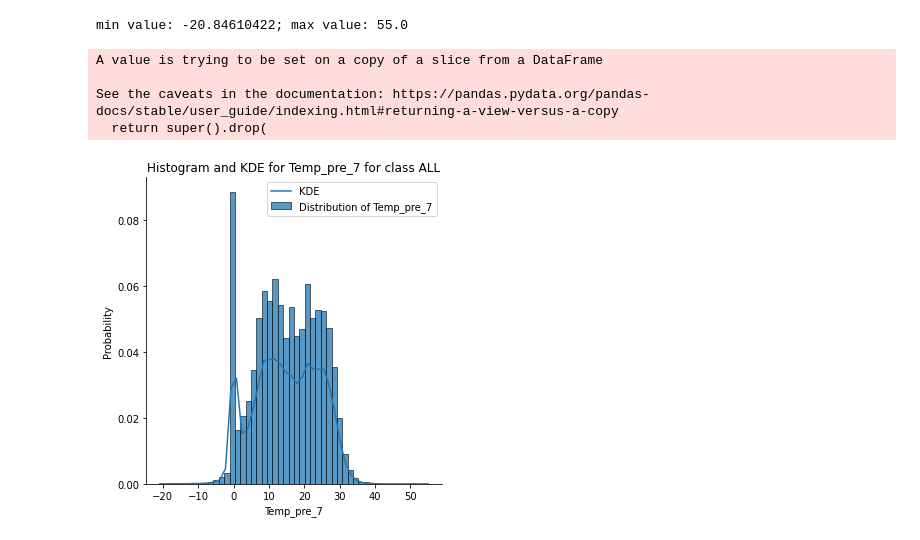
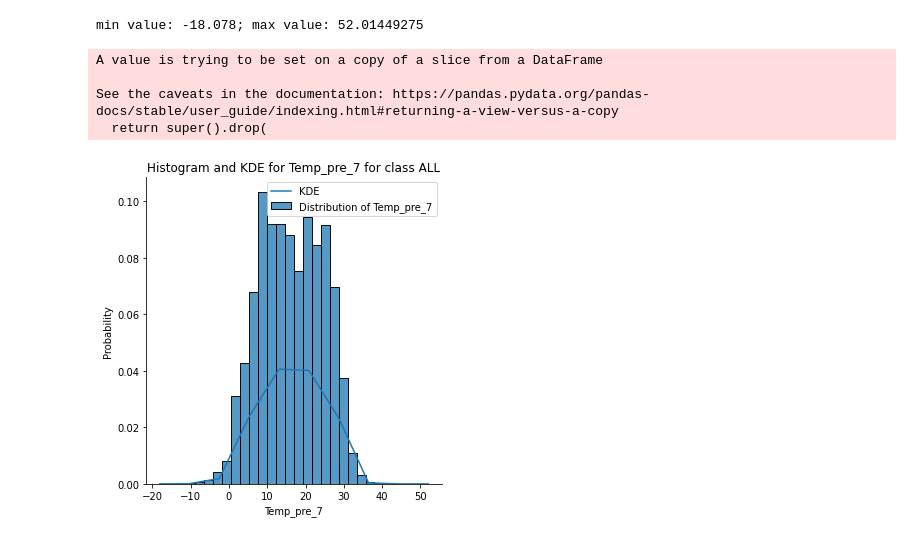
Before and after one commit to PatrykStronski/MultivariateAnalysis_Task1, a Jupyter notebook: temp_pre7_overall_clean.ipynb, the cells around one changed output. Cells and saved outputs as stored; diff of their text form; code cells hidden in the pictures.

```diff
--- a/temp_pre7_overall_clean.ipynb
+++ b/temp_pre7_overall_clean.ipynb
@@ -19,6 +19,8 @@ def preprocess_missing_weather_data(df):
     df_subsample.drop(weather_columns, axis=1, inplace=True)
     df_subsample = df_subsample.merge(mean_weather_data)
     df_clean = df_clean.append(df_subsample, ignore_index=True)
+    #new invalid field - Humidity 0 is impossible on Earth
+    df_clean = df_clean.drop(df_clean.loc[df_clean.Hum_pre_7 == 0].index).reset_index()
     return df_clean
 
 df_sampled = preprocess_missing_weather_data(df_sampled)
@@ -32,18 +34,18 @@ min_amount, max_amount = df_sampled[property].min(), df_sampled[property].max()
 
 print(f'min value: {min_amount}; max value: {max_amount}')
 # %% [output]
-min value: -20.84610422; max value: 55.0
+min value: -18.078; max value: 52.01449275
 A value is trying to be set on a copy of a slice from a DataFrame
 
 See the caveats in the documentation: https://pandas.pydata.org/pandas-docs/stable/user_guide/indexing.html#returning-a-view-versus-a-copy
   return super().drop(
 # %%
-x = np.linspace(min_amount, max_amount, num=50)
+x = np.linspace(min_amount, max_amount, num=10)
 kde_values = kernel(x)
 
-draw_hist_kde(df_sampled, x, s_c, property, kde_values, 50)
+draw_hist_kde(df_sampled, x, s_c, property, kde_values, 30)
 # %% [output]
-[figure, old version]
+[figure, new version]
 # %%
 draw_mm_diagrams(df_sampled, x, s_c, property, kde_values, 50)
 # %% [output]
```
Also changed, not shown: parts of 4 cells of this notebook, 6 other files.
